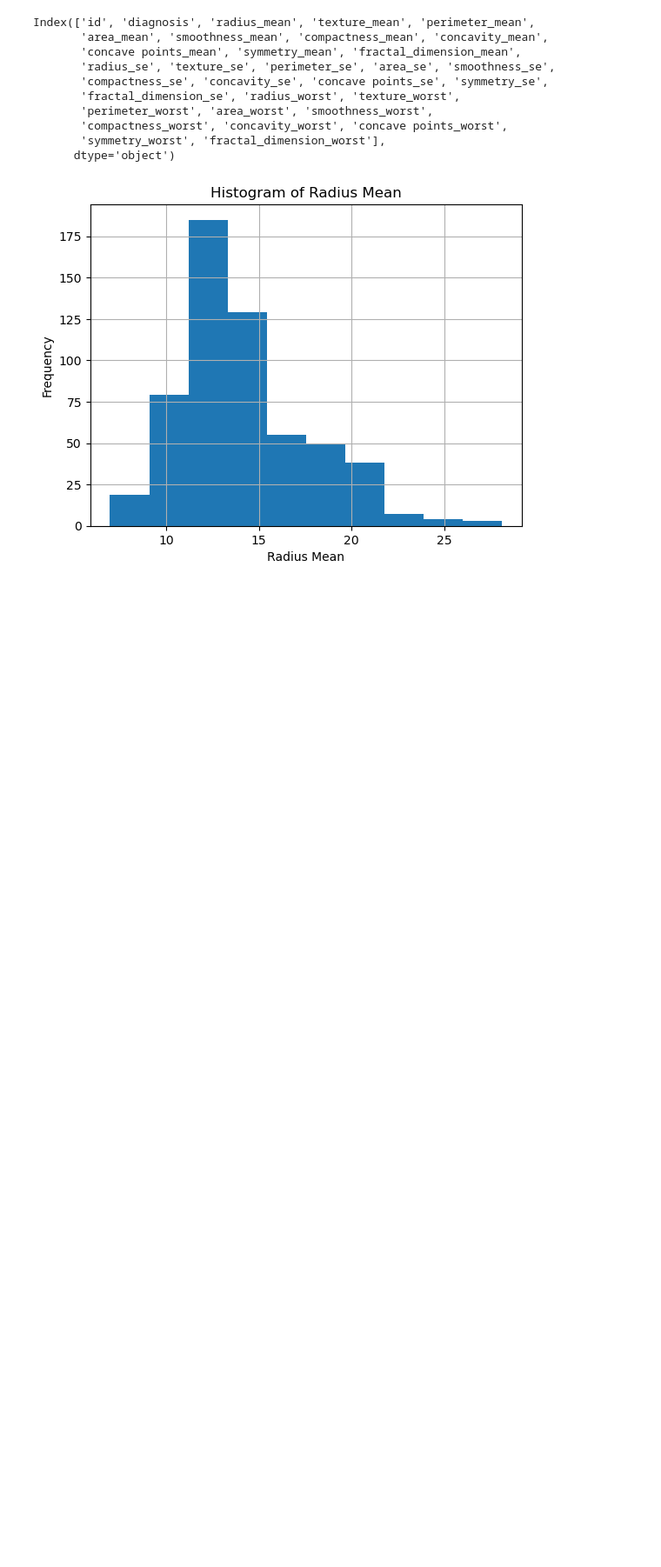
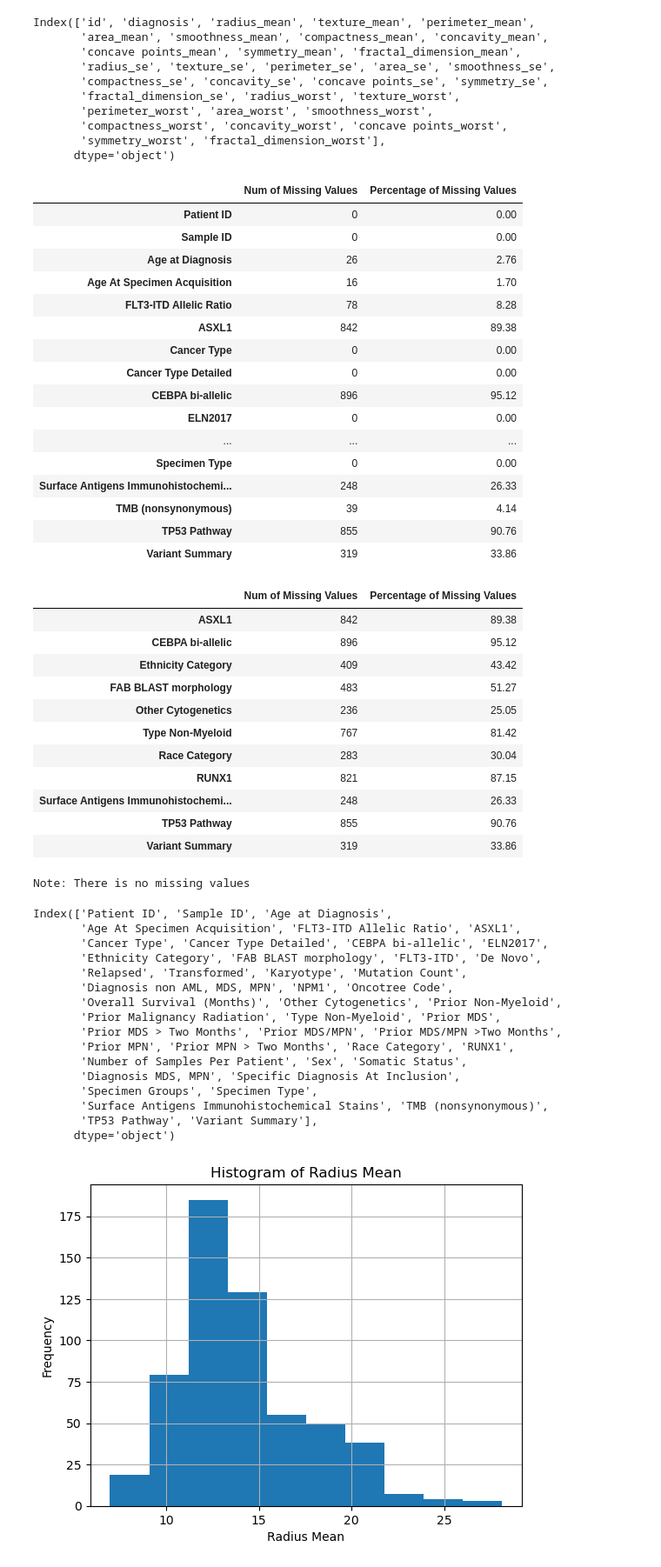
Before and after one commit to digitaldna01/CASCS506-FinalProject, a Jupyter notebook: Finalproject.ipynb, the cells around one changed output. Shown: that part at 87% size. Cells and saved outputs as stored; diff of their text form; code cells hidden in the pictures; blank space fills up the shorter version.

```diff
--- a/Finalproject.ipynb
+++ b/Finalproject.ipynb
@@ -126,6 +175,73 @@ Index(['id', 'diagnosis', 'radius_mean', 'texture_mean', 'perimeter_mean',
        'compactness_worst', 'concavity_worst', 'concave points_worst',
        'symmetry_worst', 'fractal_dimension_worst'],
       dtype='object')
+# %%
+# 4. Check the missing values
+missing_values = pd.DataFrame({
+    'Num of Missing Values' : df.isnull().sum(), # check the missing values
+    'Percentage of Missing Values' : (df.isnull().sum()/len(df) * 100).round(2) # check the percentage of missing values
+})
+display(missing_values)
+
+# Filter to show columns with missing value percentage greater than a certain threshold (e.g., 20%)
+high_missing_values = missing_values[missing_values['Percentage of Missing Values'] > 20]
+display(high_missing_values)
+
+print("Note: 'TP53 Pathway' Column has over 90% missing data")
+
+# 5. Check the unique values
+df.duplicated().sum() # check the number of duplicated rows
+df.duplicated().sum()/len(df) * 100 # check the percentage of duplicated rows
+
+# 6. Check the unique values in each column
+df.columns # check the columns of the data
+# %% [output]
+|  | Num of Missing Values | Percentage of Missing Values |
+| Patient ID | 0 | 0.00 |
+| Sample ID | 0 | 0.00 |
+| Age at Diagnosis | 26 | 2.76 |
+| Age At Specimen Acquisition | 16 | 1.70 |
+| FLT3-ITD Allelic Ratio | 78 | 8.28 |
+| ASXL1 | 842 | 89.38 |
+| Cancer Type | 0 | 0.00 |
+| Cancer Type Detailed | 0 | 0.00 |
+| CEBPA bi-allelic | 896 | 95.12 |
+| ELN2017 | 0 | 0.00 |
+| ... | ... | ... |
+| Specimen Type | 0 | 0.00 |
+| Surface Antigens Immunohistochemi... | 248 | 26.33 |
+| TMB (nonsynonymous) | 39 | 4.14 |
+| TP53 Pathway | 855 | 90.76 |
+| Variant Summary | 319 | 33.86 |
+|  | Num of Missing Values | Percentage of Missing Values |
+| ASXL1 | 842 | 89.38 |
+| CEBPA bi-allelic | 896 | 95.12 |
+| Ethnicity Category | 409 | 43.42 |
+| FAB BLAST morphology | 483 | 51.27 |
+| Other Cytogenetics | 236 | 25.05 |
+| Type Non-Myeloid | 767 | 81.42 |
+| Race Category | 283 | 30.04 |
+| RUNX1 | 821 | 87.15 |
+| Surface Antigens Immunohistochemi... | 248 | 26.33 |
+| TP53 Pathway | 855 | 90.76 |
+| Variant Summary | 319 | 33.86 |
+Note: There is no missing values
+Index(['Patient ID', 'Sample ID', 'Age at Diagnosis',
+       'Age At Specimen Acquisition', 'FLT3-ITD Allelic Ratio', 'ASXL1',
+       'Cancer Type', 'Cancer Type Detailed', 'CEBPA bi-allelic', 'ELN2017',
+       'Ethnicity Category', 'FAB BLAST morphology', 'FLT3-ITD', 'De Novo',
+       'Relapsed', 'Transformed', 'Karyotype', 'Mutation Count',
+       'Diagnosis non AML, MDS, MPN', 'NPM1', 'Oncotree Code',
+       'Overall Survival (Months)', 'Other Cytogenetics', 'Prior Non-Myeloid',
+       'Prior Malignancy Radiation', 'Type Non-Myeloid', 'Prior MDS',
+       'Prior MDS > Two Months', 'Prior MDS/MPN', 'Prior MDS/MPN >Two Months',
+       'Prior MPN', 'Prior MPN > Two Months', 'Race Category', 'RUNX1',
+       'Number of Samples Per Patient', 'Sex', 'Somatic Status',
+       'Diagnosis MDS, MPN', 'Specific Diagnosis At Inclusion',
+       'Specimen Groups', 'Specimen Type',
+       'Surface Antigens Immunohistochemical Stains', 'TMB (nonsynonymous)',
+       'TP53 Pathway', 'Variant Summary'],
+      dtype='object')
 # %%
 import seaborn as sns
 import matplotlib.pyplot as plt
```
Also changed, not shown: parts of 6 cells of this notebook.
